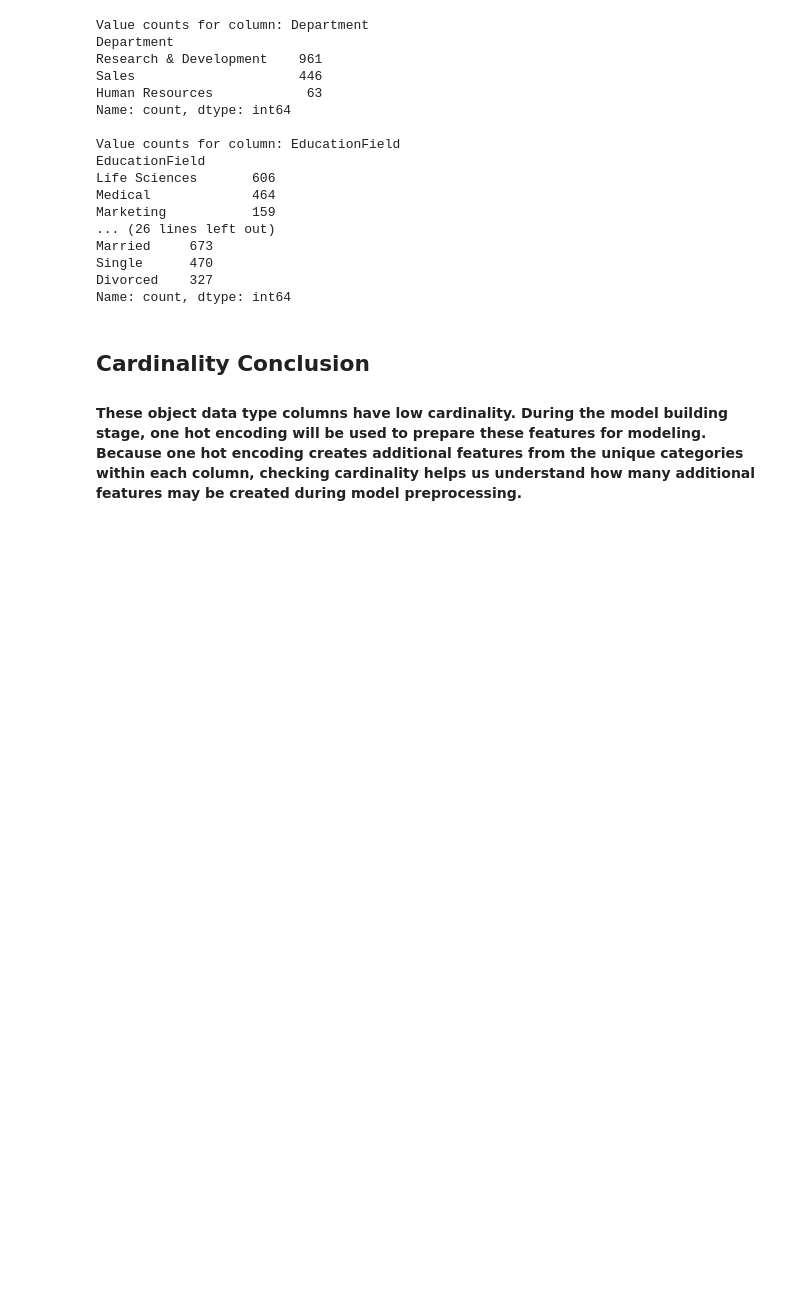
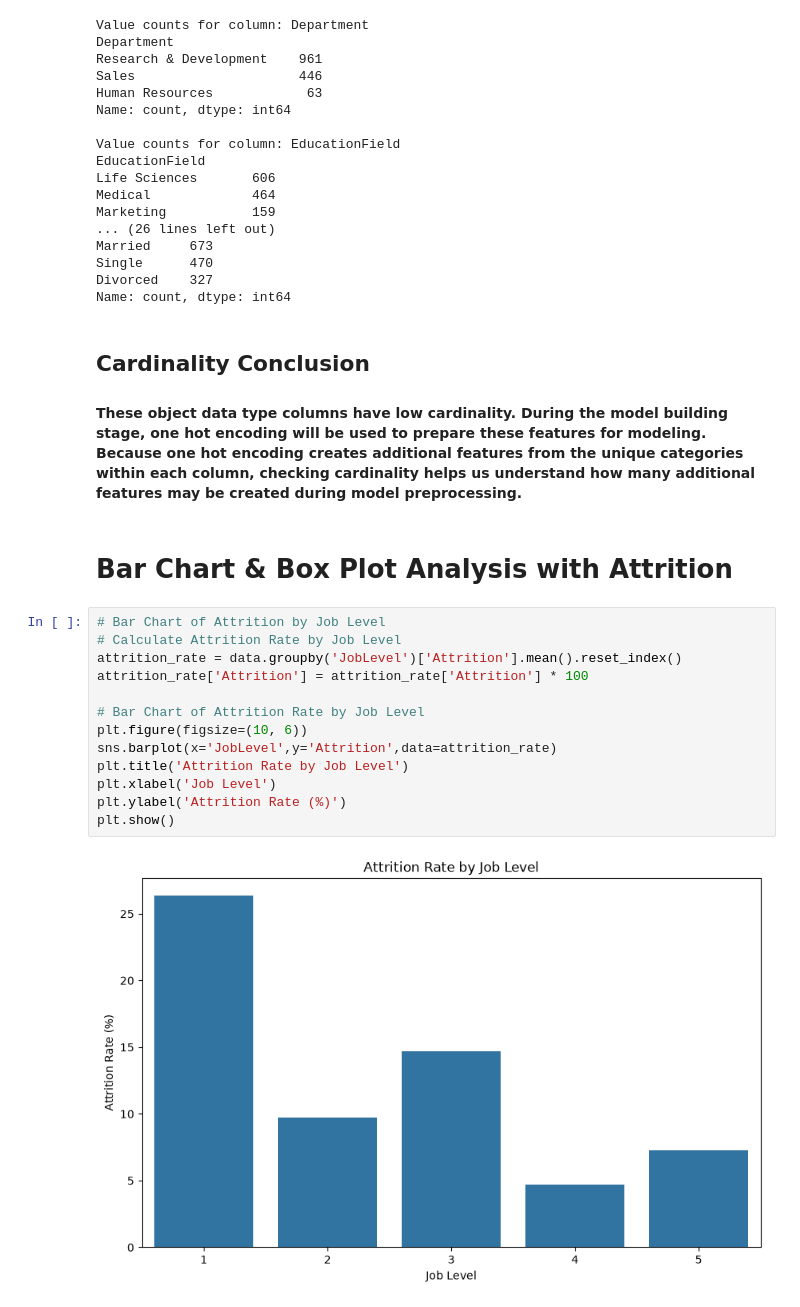
Before and after one commit to rjo1357/employee-attrition, a Jupyter notebook: EDA-Visuals.ipynb, the cells around one changed output. Saved outputs shown, nothing was run; the diff lists cells and outputs as text; blank space fills up the shorter version.

```diff
--- a/EDA-Visuals.ipynb
+++ b/EDA-Visuals.ipynb
@@ -237,3 +235,20 @@ Name: count, dtype: int64
 ## Cardinality Conclusion
 
 #### These object data type columns have low cardinality. During the model building stage, one hot encoding will be used to prepare these features for modeling. Because one hot encoding creates additional features from the unique categories within each column, checking cardinality helps us understand how many additional features may be created during model preprocessing.
+# %% [markdown]
+# Bar Chart & Box Plot Analysis with Attrition
+# %%
+# Bar Chart of Attrition by Job Level
+# Calculate Attrition Rate by Job Level
+attrition_rate = data.groupby('JobLevel')['Attrition'].mean().reset_index()
+attrition_rate['Attrition'] = attrition_rate['Attrition'] * 100
+
+# Bar Chart of Attrition Rate by Job Level
+plt.figure(figsize=(10, 6))
+sns.barplot(x='JobLevel',y='Attrition',data=attrition_rate)
+plt.title('Attrition Rate by Job Level')
+plt.xlabel('Job Level')
+plt.ylabel('Attrition Rate (%)')
+plt.show()
+# %% [output]
+[figure, added]
```
Also changed, not shown: parts of 7 cells of this notebook.
